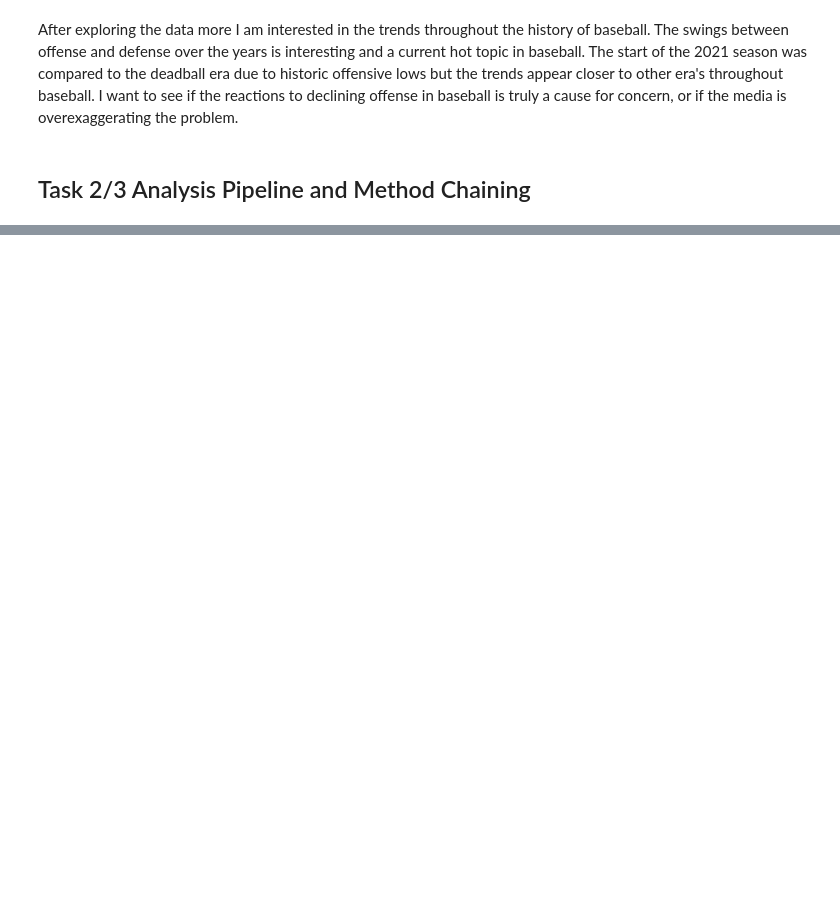
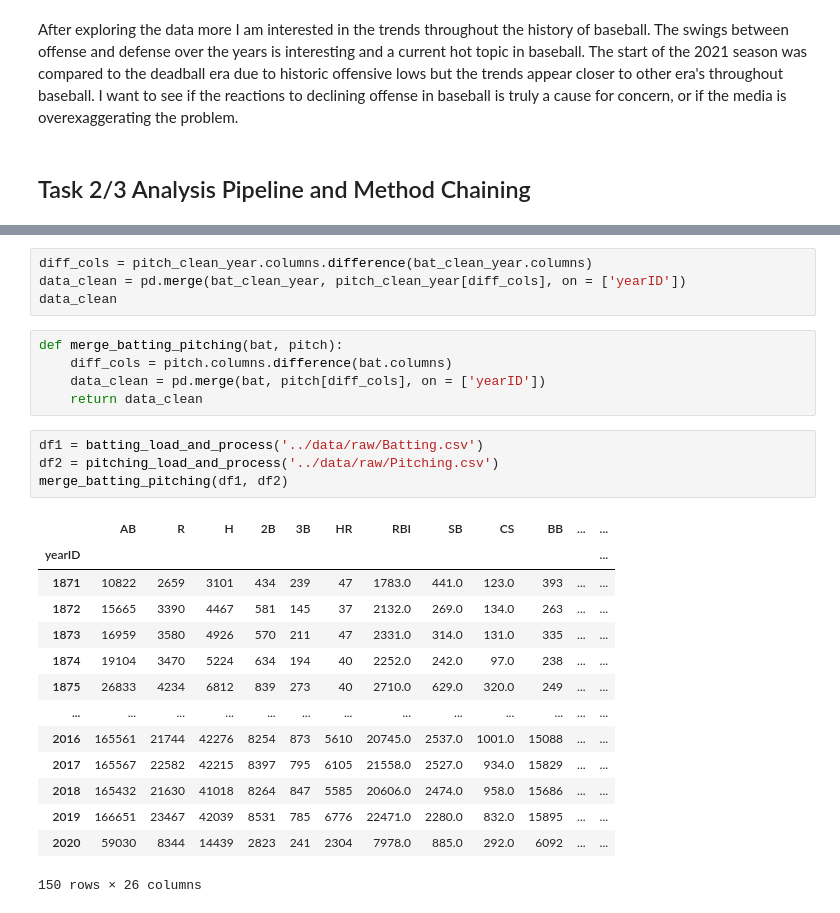
Before and after one commit to data301-2021-winter1/project-group37-project, a Jupyter notebook: notebooks/analysis1.ipynb, the cells around one changed output, grey strips where cells are left out. Drawn from its saved outputs; the diff is of its cells as text; blank space fills up the shorter version.

```diff
--- a/notebooks/analysis1.ipynb
+++ b/notebooks/analysis1.ipynb
@@ -520,0 +278,28 @@ After exploring the data more I am interested in the trends throughout the histo
+# %%
+diff_cols = pitch_clean_year.columns.difference(bat_clean_year.columns)
+data_clean = pd.merge(bat_clean_year, pitch_clean_year[diff_cols], on = ['yearID'])
+data_clean
+# %%
+def merge_batting_pitching(bat, pitch):
+    diff_cols = pitch.columns.difference(bat.columns)
+    data_clean = pd.merge(bat, pitch[diff_cols], on = ['yearID'])
+    return data_clean
+# %%
+df1 = batting_load_and_process('../data/raw/Batting.csv')
+df2 = pitching_load_and_process('../data/raw/Pitching.csv')
+merge_batting_pitching(df1, df2)
+# %% [output]
+|  | AB | R | H | 2B | 3B | HR | RBI | SB | CS | BB | ... | ... |
+| yearID |  |  |  |  |  |  |  |  |  |  |  | ... |
+| 1871 | 10822 | 2659 | 3101 | 434 | 239 | 47 | 1783.0 | 441.0 | 123.0 | 393 | ... | ... |
+| 1872 | 15665 | 3390 | 4467 | 581 | 145 | 37 | 2132.0 | 269.0 | 134.0 | 263 | ... | ... |
+| 1873 | 16959 | 3580 | 4926 | 570 | 211 | 47 | 2331.0 | 314.0 | 131.0 | 335 | ... | ... |
+| 1874 | 19104 | 3470 | 5224 | 634 | 194 | 40 | 2252.0 | 242.0 | 97.0 | 238 | ... | ... |
+| 1875 | 26833 | 4234 | 6812 | 839 | 273 | 40 | 2710.0 | 629.0 | 320.0 | 249 | ... | ... |
+| ... | ... | ... | ... | ... | ... | ... | ... | ... | ... | ... | ... | ... |
+| 2016 | 165561 | 21744 | 42276 | 8254 | 873 | 5610 | 20745.0 | 2537.0 | 1001.0 | 15088 | ... | ... |
+| 2017 | 165567 | 22582 | 42215 | 8397 | 795 | 6105 | 21558.0 | 2527.0 | 934.0 | 15829 | ... | ... |
+| 2018 | 165432 | 21630 | 41018 | 8264 | 847 | 5585 | 20606.0 | 2474.0 | 958.0 | 15686 | ... | ... |
+| 2019 | 166651 | 23467 | 42039 | 8531 | 785 | 6776 | 22471.0 | 2280.0 | 832.0 | 15895 | ... | ... |
+| 2020 | 59030 | 8344 | 14439 | 2823 | 241 | 2304 | 7978.0 | 885.0 | 292.0 | 6092 | ... | ... |
+150 rows × 26 columns
```
Also changed, not shown: parts of 54 cells of this notebook, 1 other file.
